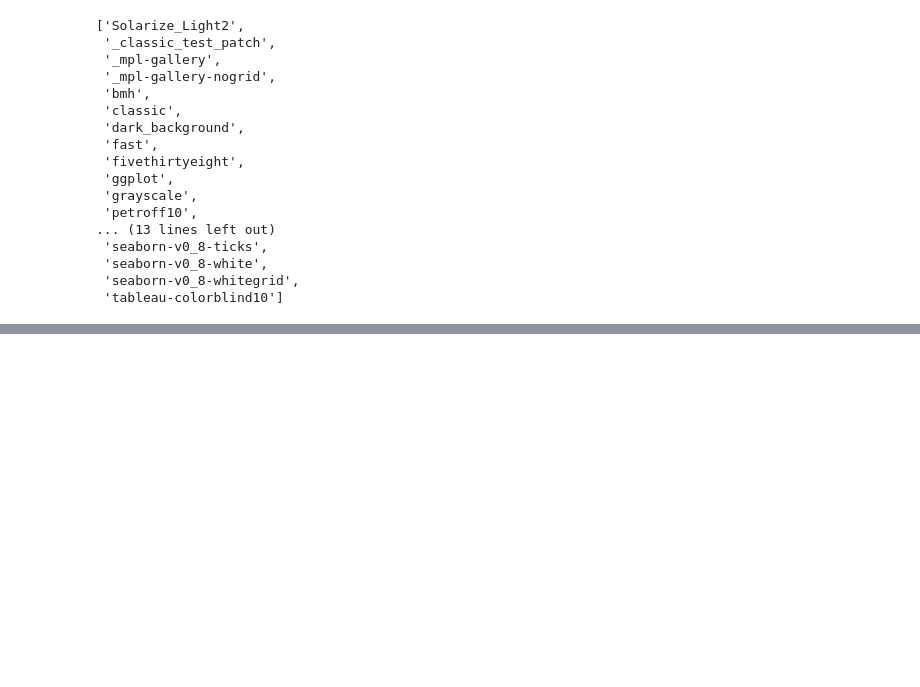
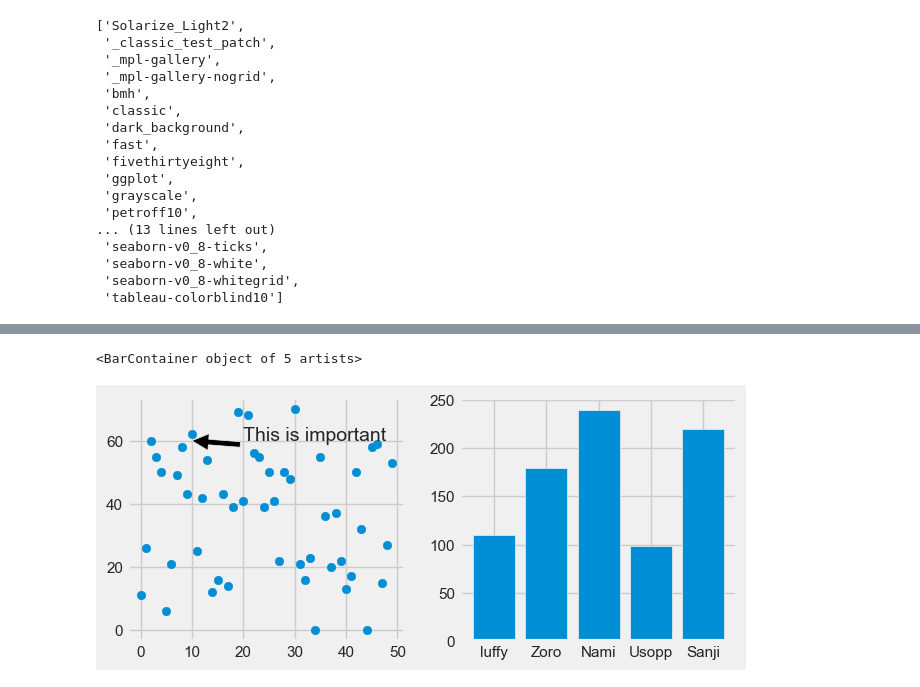
Before and after one commit to bhuiyaau/visualization, a Jupyter notebook: 02_activities/assignments/participation/assignment-1.ipynb, the cells around one changed output, grey strips where cells are left out. Saved outputs shown, nothing was run; the diff lists cells and outputs as text; code cells hidden in the pictures; blank space fills up the shorter version.

```diff
--- a/02_activities/assignments/participation/assignment-1.ipynb
+++ b/02_activities/assignments/participation/assignment-1.ipynb
@@ -266,0 +292,8 @@ ax.plot(x,y2)
+# %%
+fig,(ax1,ax2)=plt.subplots(ncols=2,nrows=1,figsize=(7,3))
+ax1.scatter(x1,y1)
+ax1.annotate("This is important",xy=(10,60),xytext=(20,60),arrowprops=dict(facecolor='black'))
+ax2.bar(x2,y2)
+# %% [output]
+<BarContainer object of 5 artists>
+[figure, added]
```
Also changed, not shown: parts of 24 cells of this notebook.
